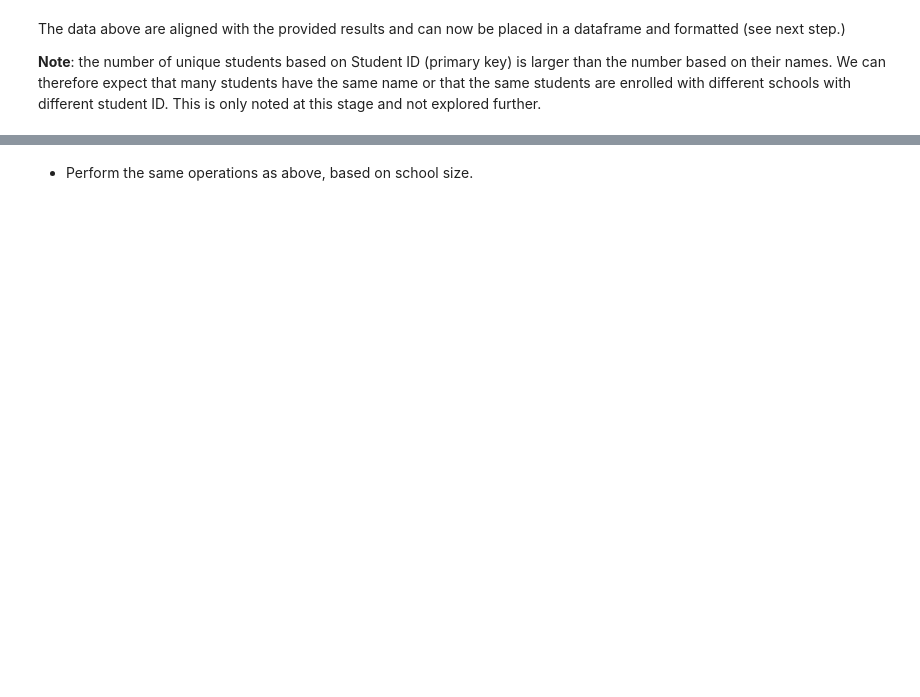
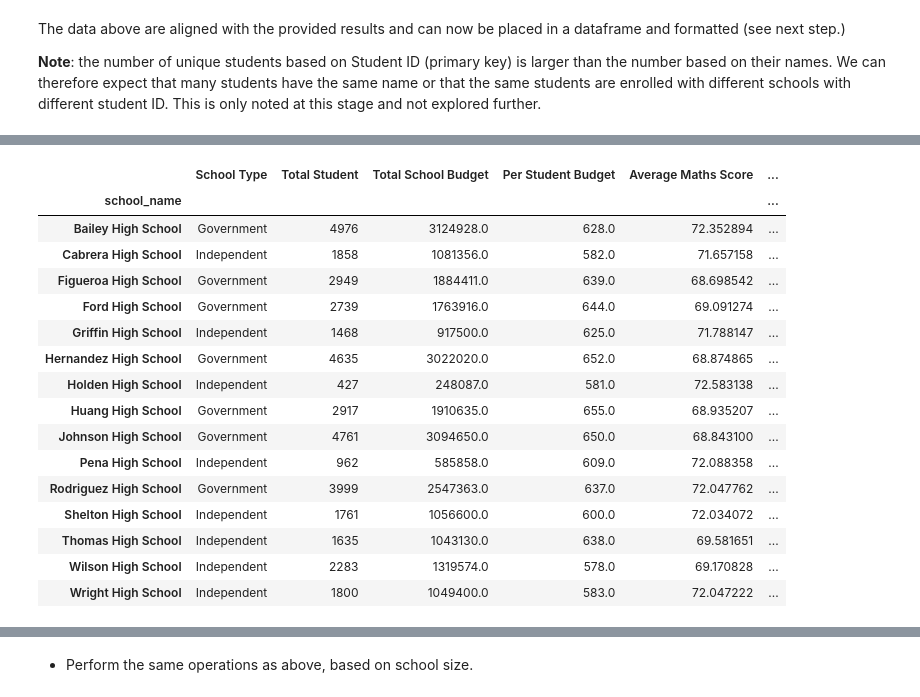
Before and after one commit to benoitchamot/PyCitySchools, a Jupyter notebook: PyCitySchools/Report.ipynb, the cells around one changed output, grey strips where cells are left out. Cells and saved outputs as stored; diff of their text form; code cells hidden in the pictures; blank space fills up the shorter version.

Commit message:
Completed all steps of the assignment. Pending completing non-Python part of report

```diff
--- a/PyCitySchools/Report.ipynb
+++ b/PyCitySchools/Report.ipynb
@@ -258,0 +240,4 @@ summary_df
+# %%
+# Get the average maths score for each school by using the mean() function on the maths_score column
+school_avg_math = school_summary_df['maths_score'].mean()
+school_avg_math
@@ -258,0 +262,4 @@ summary_df
+# %%
+# Get the average reading score for each school by using the mean() function on the reading_score column
+school_avg_read = school_summary_df['reading_score'].mean()
+school_avg_read
@@ -258,0 +352,16 @@ summary_df
+# %%
+# Get the % of overall passing students per school
+
+# STEP 1: get the total count of students per school
+total_number_of_entries = school_summary_df['student_name'].count()
+
+# STEP 2: get the count of passing maths students per school
+# Filter out the non-passing maths student in the original dataframe using loc on maths_score >= 50 AND reading_score >= 50
+# Count the values per school names -> this returns the number of passing students per school
+school_passing_overall = school_data_complete.loc[(school_data_complete['maths_score']>=50) & (school_data_complete['reading_score']>=50),:].value_counts('school_name')
+
+# STEP 3: divide the number of students with grade >=50 by the total number of entries
+school_percent_passing_overall = 100* school_passing_overall / total_number_of_entries
+
+# Display the results
+school_percent_passing_overall
@@ -258,0 +386,39 @@ summary_df
+# %%
+# A new DataFrame is created with the data from the cells above
+school_summary_table = pd.DataFrame({"School Type": school_type,
+                                    "Total Student": school_students,
+                                    "Total School Budget": school_budget,
+                                    "Per Student Budget": school_budget_per_student,
+                                    "Average Maths Score": school_avg_math,
+                                    "Average Reading Score": school_avg_read,
+                                    "% Passing Maths": school_percent_passing_maths,
+                                    "% Passing Reading": school_percent_passing_reading,
+                                    "% Overall Passing": school_percent_passing_overall})
+
+# Convert the data to the right format:
+# - school type to string
+# - school budget as float
+# - per student budget as float
+school_summary_table = school_summary_table.astype({"School Type":"string",
+                                                    "Total School Budget":"float",
+                                                    "Per Student Budget":"float"})
+
+school_summary_table
+# %% [output]
+|  | School Type | Total Student | Total School Budget | Per Student Budget | Average Maths Score | ... |
+| school_name |  |  |  |  |  | ... |
+| Bailey High School | Government | 4976 | 3124928.0 | 628.0 | 72.352894 | ... |
+| Cabrera High School | Independent | 1858 | 1081356.0 | 582.0 | 71.657158 | ... |
+| Figueroa High School | Government | 2949 | 1884411.0 | 639.0 | 68.698542 | ... |
+| Ford High School | Government | 2739 | 1763916.0 | 644.0 | 69.091274 | ... |
+| Griffin High School | Independent | 1468 | 917500.0 | 625.0 | 71.788147 | ... |
+| Hernandez High School | Government | 4635 | 3022020.0 | 652.0 | 68.874865 | ... |
+| Holden High School | Independent | 427 | 248087.0 | 581.0 | 72.583138 | ... |
+| Huang High School | Government | 2917 | 1910635.0 | 655.0 | 68.935207 | ... |
+| Johnson High School | Government | 4761 | 3094650.0 | 650.0 | 68.843100 | ... |
+| Pena High School | Independent | 962 | 585858.0 | 609.0 | 72.088358 | ... |
+| Rodriguez High School | Government | 3999 | 2547363.0 | 637.0 | 72.047762 | ... |
+| Shelton High School | Independent | 1761 | 1056600.0 | 600.0 | 72.034072 | ... |
+| Thomas High School | Independent | 1635 | 1043130.0 | 638.0 | 69.581651 | ... |
+| Wilson High School | Independent | 2283 | 1319574.0 | 578.0 | 69.170828 | ... |
+| Wright High School | Independent | 1800 | 1049400.0 | 583.0 | 72.047222 | ... |
```
Also changed, not shown: parts of 52 cells of this notebook.
